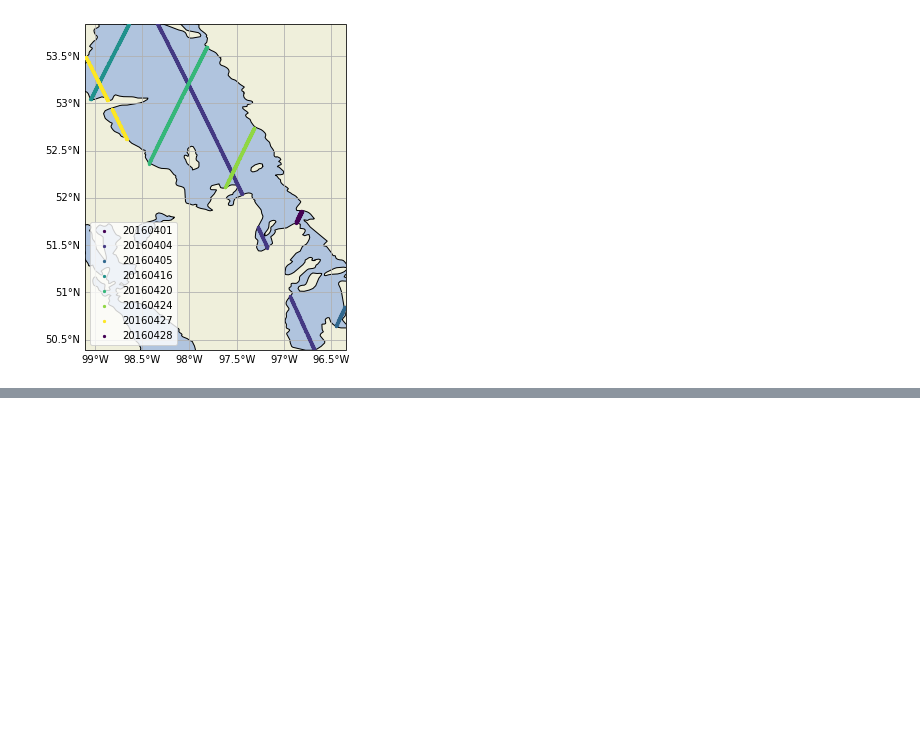
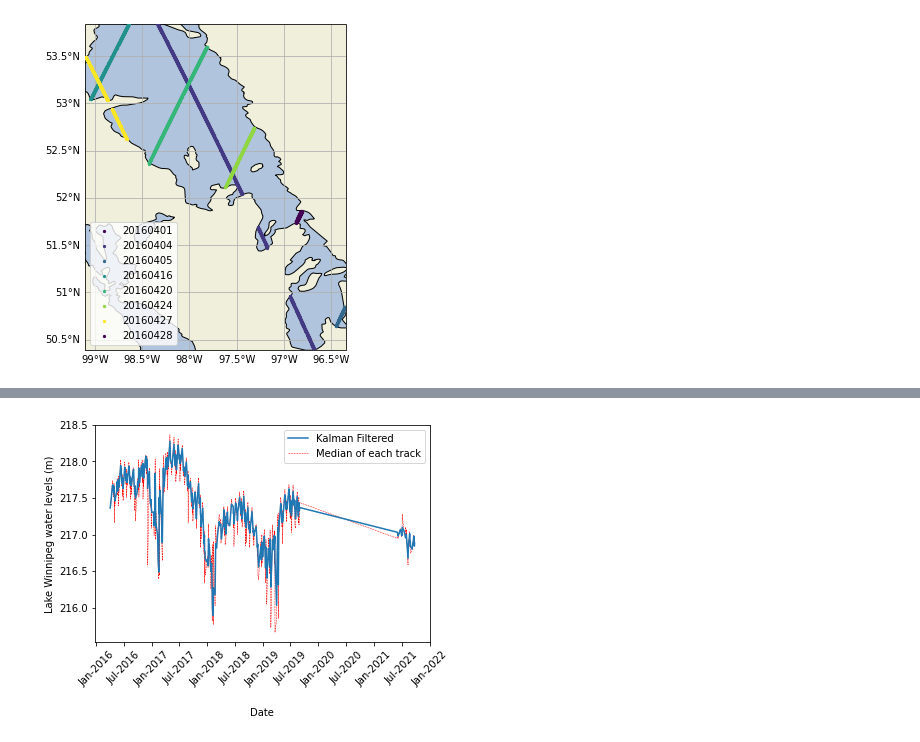
Before and after one commit to pvasudev16/ml-freshwater-management, a Jupyter notebook: lake_water_level_data_exploration.ipynb, the cells around one changed output, grey strips where cells are left out. Saved outputs shown, nothing was run; the diff lists cells and outputs as text; code cells hidden in the pictures; blank space fills up the shorter version.

```diff
--- a/lake_water_level_data_exploration.ipynb
+++ b/lake_water_level_data_exploration.ipynb
@@ -347,17 +301,0 @@ from sklearn.svm import LinearSVR
-# %%
-# Illustrate for one date
-date = pd.unique(lake_winnipeg["date"])[0]
-X = np.array(
-    lake_winnipeg.loc[
-        lake_winnipeg["date"] == date,
-        "longitude"
-    ]
-).reshape(-1, 1)
-y = np.array(
-    lake_winnipeg.loc[
-        lake_winnipeg["date"] == date,
-        "lake_water_level"
-    ]
-).ravel()
-svm_reg = LinearSVR(epsilon=0.05, max_iter=10000)
-svm_reg.fit(X, y)
@@ -412,0 +628,28 @@ ax.set_ylim(
+# %%
+time_as_datetime = pd.to_datetime(times, format="%Y%m%d")
+# %%
+fig = plt.figure()
+ax = fig.add_subplot(111)
+ax.plot(time_as_datetime, lake_water_levels, zorder=10, label="Kalman Filtered")
+ax.plot(
+    baseline_results["date_as_datetime"],
+    baseline_results["lake_water_level"],
+    'r--',
+    linewidth=0.5,
+    label="Median of each track"
+)
+ax.set_xlabel('Date', labelpad=20)
+ax.set_ylabel('Lake Winnipeg water levels (m)')
+
+# Set labels to be every six months
+locator = matplotlib.dates.MonthLocator((1, 7))
+fmt = matplotlib.dates.DateFormatter('%b-%Y')
+ax.xaxis.set_major_locator(locator)
+ax.xaxis.set_major_formatter(fmt)
+for x in ax.get_xticklabels():
+    x.set_rotation(45)
+
+ax.legend()
+plt.show()
+# %% [output]
+[figure, added]
```
Also changed, not shown: parts of 25 cells of this notebook.
